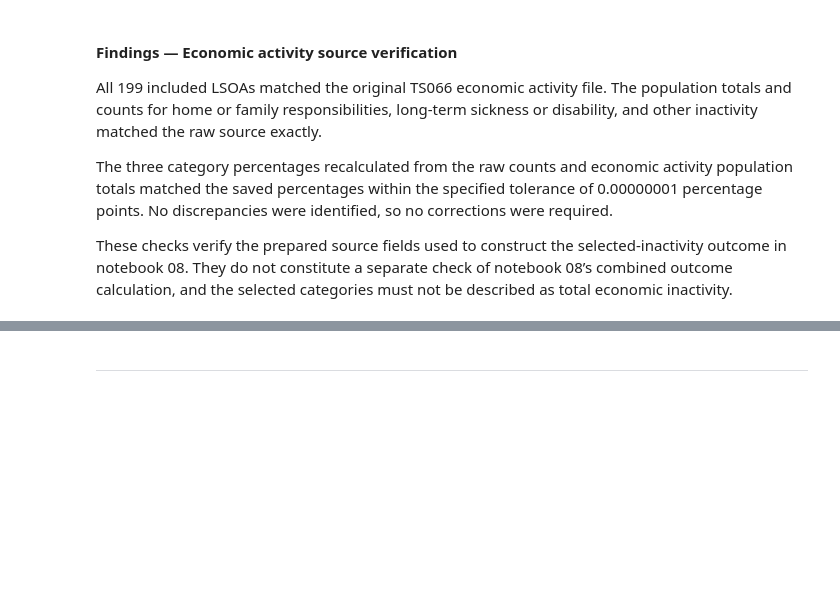
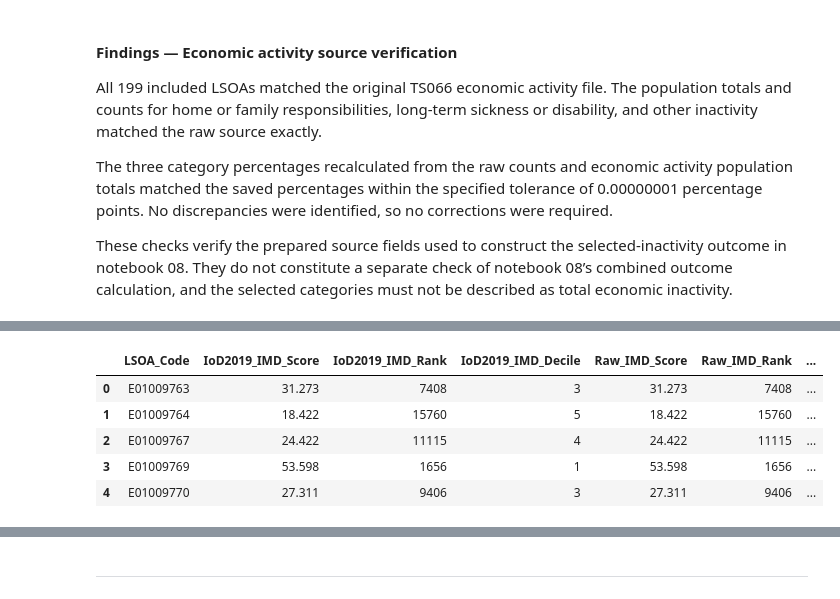
Before and after one commit to LieneRubule/dudley-employment-barriers, a Jupyter notebook: jupyter_notebooks/06_merge_and_prepare.ipynb, the cells around one changed output, grey strips where cells are left out. Cells and saved outputs as stored; diff of their text form; code cells hidden in the pictures; blank space fills up the shorter version.

Commit message:
Verify IMD values against raw source

```diff
--- a/jupyter_notebooks/06_merge_and_prepare.ipynb
+++ b/jupyter_notebooks/06_merge_and_prepare.ipynb
@@ -3404,0 +3411,81 @@ These checks verify the prepared source fields used to construct the selected-in
+# %%
+# Code developed with ChatGPT assistance.
+
+# Reference: pandas read_csv documentation.
+# https://pandas.pydata.org/docs/reference/api/pandas.read_csv.html
+# Used to load the source, whose header starts on the first line.
+raw_iod = pd.read_csv(
+    raw_dir / "dudley_iod.csv",
+    encoding="utf-8-sig",
+)
+
+# Map the original headings to separate raw comparison fields.
+iod_mapping = {
+    "LSOA code (2011)": "LSOA_Code",
+    "Index of Multiple Deprivation (IMD) Score": "Raw_IMD_Score",
+    "Index of Multiple Deprivation (IMD) Rank "
+    "(where 1 is most deprived)": "Raw_IMD_Rank",
+    "Index of Multiple Deprivation (IMD) Decile "
+    "(where 1 is most deprived 10% of LSOAs)": "Raw_IMD_Decile",
+}
+
+raw_iod = raw_iod[list(iod_mapping)].rename(columns=iod_mapping)
+
+for column in ["Raw_IMD_Score", "Raw_IMD_Rank", "Raw_IMD_Decile"]:
+    raw_iod[column] = pd.to_numeric(
+        raw_iod[column], errors="raise"
+    )
+
+iod_columns = [
+    "LSOA_Code",
+    "IoD2019_IMD_Score",
+    "IoD2019_IMD_Rank",
+    "IoD2019_IMD_Decile",
+]
+
+# Match only prepared areas against the national source file.
+# Reject duplicate keys rather than allowing repeated area records.
+iod_check = prepared_check[iod_columns].merge(
+    raw_iod,
+    on="LSOA_Code",
+    how="left",
+    validate="one_to_one",
+    indicator=True,
+)
+
+# Compare the published national rank and decile exactly.
+iod_check["Rank_Matches"] = (
+    iod_check["IoD2019_IMD_Rank"] == iod_check["Raw_IMD_Rank"]
+)
+iod_check["Decile_Matches"] = (
+    iod_check["IoD2019_IMD_Decile"] == iod_check["Raw_IMD_Decile"]
+)
+
+# Reference: NumPy isclose documentation.
+# https://numpy.org/doc/stable/reference/generated/numpy.isclose.html
+# Used to allow only negligible floating-point score differences.
+iod_check["Score_Matches"] = np.isclose(
+    iod_check["IoD2019_IMD_Score"],
+    iod_check["Raw_IMD_Score"],
+    rtol=0,
+    atol=1e-8,
+)
+
+iod_checks = [
+    "Score_Matches",
+    "Rank_Matches",
+    "Decile_Matches",
+]
+iod_issues = iod_check.loc[
+    ~iod_check[iod_checks].all(axis=1)
+]
+
+print("Areas checked:", len(iod_check))
+print("Unmatched areas:", (iod_check["_merge"] != "both").sum())
+print("Score mismatches:", (~iod_check["Score_Matches"]).sum())
+print("Rank mismatches:", (~iod_check["Rank_Matches"]).sum())
+print("Decile mismatches:", (~iod_check["Decile_Matches"]).sum())
+
+display(iod_check.head())
+display(iod_issues)
+# %% [output]
@@ -3404,0 +3497,6 @@ These checks verify the prepared source fields used to construct the selected-in
+|  | LSOA_Code | IoD2019_IMD_Score | IoD2019_IMD_Rank | IoD2019_IMD_Decile | Raw_IMD_Score | Raw_IMD_Rank | ... |
+| 0 | E01009763 | 31.273 | 7408 | 3 | 31.273 | 7408 | ... |
+| 1 | E01009764 | 18.422 | 15760 | 5 | 18.422 | 15760 | ... |
+| 2 | E01009767 | 24.422 | 11115 | 4 | 24.422 | 11115 | ... |
+| 3 | E01009769 | 53.598 | 1656 | 1 | 53.598 | 1656 | ... |
+| 4 | E01009770 | 27.311 | 9406 | 3 | 27.311 | 9406 | ... |
```
Also changed, not shown: parts of 3 cells of this notebook.
